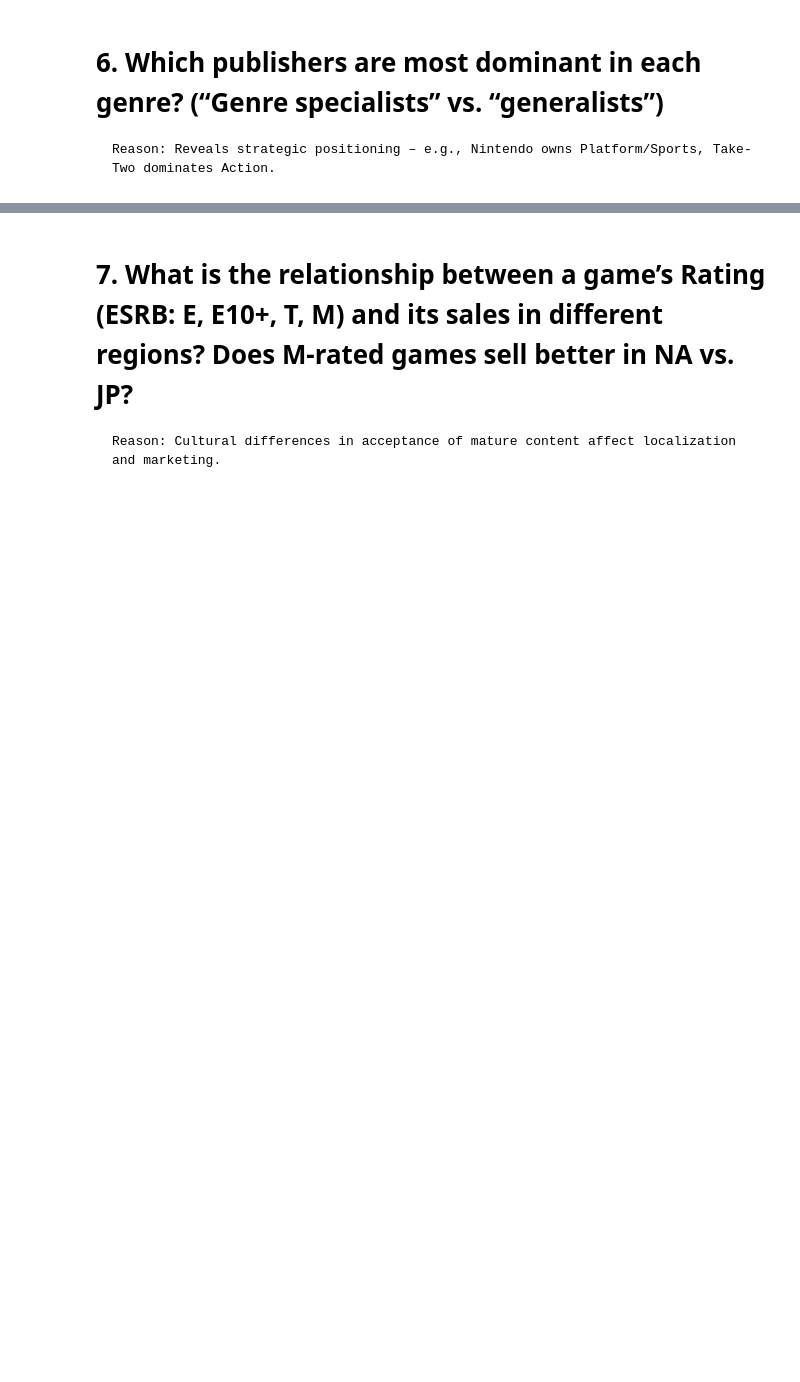
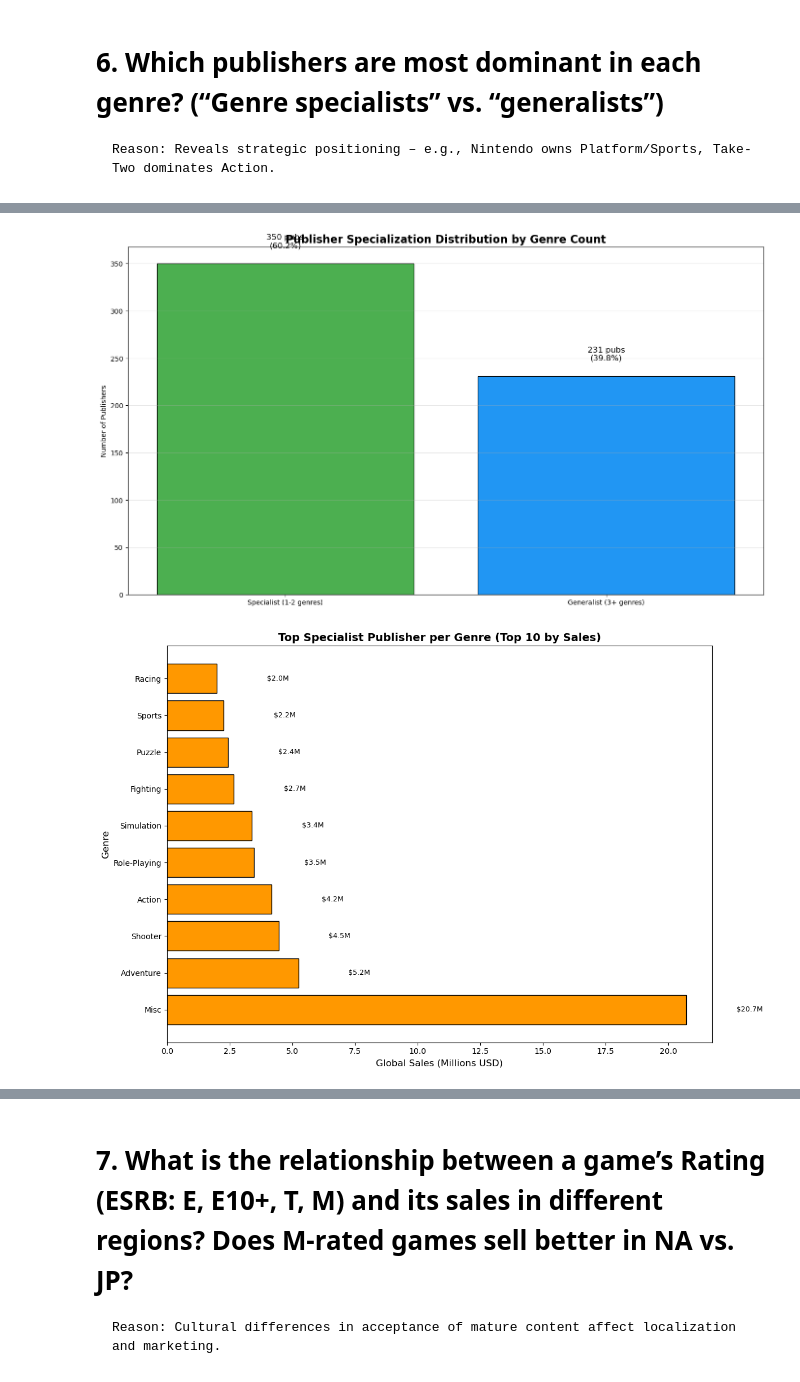
Before and after one commit to RacerBeats/DATA_ANALYTICS_FINAL_PROJ, a Jupyter notebook: Gaming sales project/game_analysis2.ipynb, the cells around one changed output, grey strips where cells are left out. Saved outputs shown, nothing was run; the diff lists cells and outputs as text; code cells hidden in the pictures; blank space fills up the shorter version.

```diff
--- a/Gaming sales project/game_analysis2.ipynb
+++ b/Gaming sales project/game_analysis2.ipynb
@@ -156,0 +291,79 @@ After cleaning: 16663 records
+# %%
+# Step 4: Create Visualizations (display only, no saving)
+
+# Chart 1: Distribution of Publishers by Specialization Type
+plt.figure(figsize=(14, 8))
+specializations = ['Specialist (1-2 genres)', 'Generalist (3+ genres)']
+counts = [specialists_count, generalists_count]
+colors = ['#4CAF50', '#2196F3']
+
+bars = plt.bar(specializations, counts, color=colors, edgecolor='black')
+plt.title('Publisher Specialization Distribution by Genre Count', fontsize=16, fontweight='bold')
+plt.ylabel('Number of Publishers')
+plt.grid(True, axis='y', alpha=0.3)
+
+for i, bar in enumerate(bars):
+    height = bar.get_height()
+    pct = round(100*counts[i]/sum(counts), 1)
+    plt.text(bar.get_x() + bar.get_width()/2, height + 15, f'{int(height)} pubs\n({pct}%)',
+             ha='center', va='bottom', fontsize=12)
+
+plt.tight_layout()
+plt.show()
+
+# Chart 2: Top Specialist Publisher Per Genre (Top 10 by sales)
+# Collect top 10 genres with the highest specialist sales
+genre_specialist_list = []
+for genre in all_genres_raw:
+    genre_data = pub_genre_sales[pub_genre_sales['Genre'] == genre]
+    specialists_in_genre = []
+    for _, row in genre_data.iterrows():
+        pub_name = row['Publisher']
+        total_sales = row['Global_Sales']
+        # Get number of genres for this publisher
+        num_genres_for_pub = publisher_genre_dist.loc[
+            publisher_genre_dist['Publisher'] == pub_name, 'Num_Genres'
+        ].values[0] if not publisher_genre_dist[publisher_genre_dist['Publisher'] == pub_name].empty else 999
+        if num_genres_for_pub <= 2:
+            specialists_in_genre.append((pub_name, total_sales))
+    if specialists_in_genre:
+        specialists_in_genre.sort(key=lambda x: x[1], reverse=True)
+        genre_specialist_list.append((genre, specialists_in_genre[0][0], specialists_in_genre[0][1]))
+
+# Sort by sales descending and take top 10
+genre_specialist_list.sort(key=lambda x: x[2], reverse=True)
+top_10 = genre_specialist_list[:10]
+
+# Extract data for plotting
+genre_labels = [item[0] for item in top_10]
+top_sales_values = [item[2] for item in top_10]   # already in millions
+
+# Horizontal bar chart (using proper y positions)
+plt.figure(figsize=(12, 8))
+y_pos = range(len(genre_labels))
+bars = plt.barh(y_pos, top_sales_values, color='#FF9800', edgecolor='black')
+plt.title('Top Specialist Publisher per Genre (Top 10 by Sales)', fontsize=14, fontweight='bold')
+plt.xlabel('Global Sales (Millions USD)', fontsize=12)
+plt.ylabel('Genre', fontsize=12)
+plt.yticks(y_pos, genre_labels)
+
+# Add value labels
+for bar, val in zip(bars, top_sales_values):
+    plt.text(bar.get_width() + 2, bar.get_y() + bar.get_height()/2,
+             f'${val:.1f}M', ha='left', va='center', fontsize=9)
+
+plt.tight_layout()
+plt.show()
+
+# Step 5: Summary Table (display only, not saving)
+print("\n" + "=" * 70)
+print("SUMMARY TABLE (Top Specialist Publisher per Genre):")
+print("=" * 70)
+
+import pandas as pd
+summary_df = pd.DataFrame(genre_specialist_list, columns=['Genre', 'Top Specialist Publisher', 'Sales ($ Million)'])
+summary_df['Sales ($ Million)'] = summary_df['Sales ($ Million)'].apply(lambda x: f'${x:.2f}M')
+print(summary_df.to_string(index=False))
+# %% [output]
+[figure, added]
+[figure, added]
```
Also changed, not shown: parts of 13 cells of this notebook, 1 other file.
